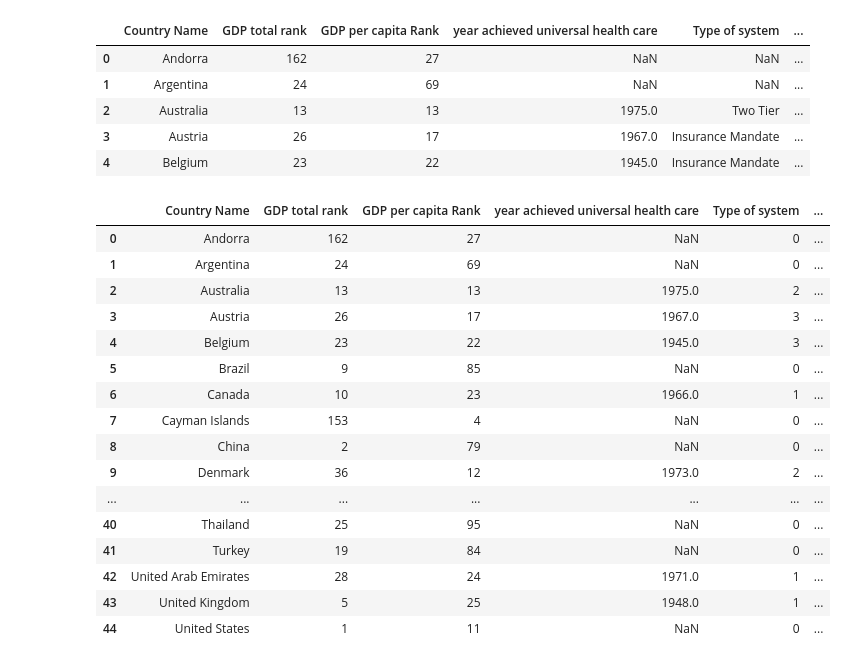
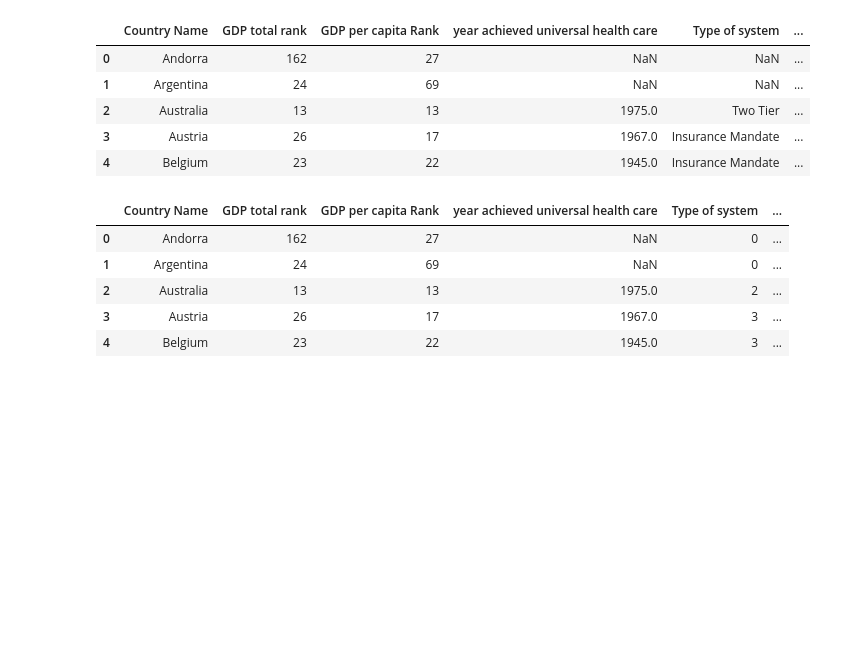
Before and after one commit to Indrejue/Build-week-1, a Jupyter notebook: Healthcare_build_week.ipynb, the cells around one changed output. Cells and saved outputs as stored; diff of their text form; code cells hidden in the pictures; blank space fills up the shorter version.

```diff
--- a/Healthcare_build_week.ipynb
+++ b/Healthcare_build_week.ipynb
@@ -21,25 +21,14 @@ ranking.head()
 # %%
 #convert systems of ranking into 4 indicators
 ranking['Type of system']= ranking['Type of system'].replace({np.NaN:0, 'Single Payer':1,'Two-Tier':2,'Two Tier':2,'Insurance Mandate':3})
-ranking
+ranking.head()
 # %% [output]
 |  | Country Name | GDP total rank | GDP per capita Rank | year achieved universal health care | Type of system | ... |
 | 0 | Andorra | 162 | 27 | NaN | 0 | ... |
 | 1 | Argentina | 24 | 69 | NaN | 0 | ... |
 | 2 | Australia | 13 | 13 | 1975.0 | 2 | ... |
 | 3 | Austria | 26 | 17 | 1967.0 | 3 | ... |
 | 4 | Belgium | 23 | 22 | 1945.0 | 3 | ... |
-| 5 | Brazil | 9 | 85 | NaN | 0 | ... |
-| 6 | Canada | 10 | 23 | 1966.0 | 1 | ... |
-| 7 | Cayman Islands | 153 | 4 | NaN | 0 | ... |
-| 8 | China | 2 | 79 | NaN | 0 | ... |
-| 9 | Denmark | 36 | 12 | 1973.0 | 2 | ... |
-| ... | ... | ... | ... | ... | ... | ... |
-| 40 | Thailand | 25 | 95 | NaN | 0 | ... |
-| 41 | Turkey | 19 | 84 | NaN | 0 | ... |
-| 42 | United Arab Emirates | 28 | 24 | 1971.0 | 1 | ... |
-| 43 | United Kingdom | 5 | 25 | 1948.0 | 1 | ... |
-| 44 | United States | 1 | 11 | NaN | 0 | ... |
 # %%
 #import the variouse csv files to begin minipulating and ploting graphs
 per_cap_spend = pd.read_csv('https://raw.githubusercontent.com/Indrejue/Build-week-1/master/WDIData%20health%20spending%20per%20capita.csv')
```
Also changed, not shown: parts of 5 cells of this notebook.
